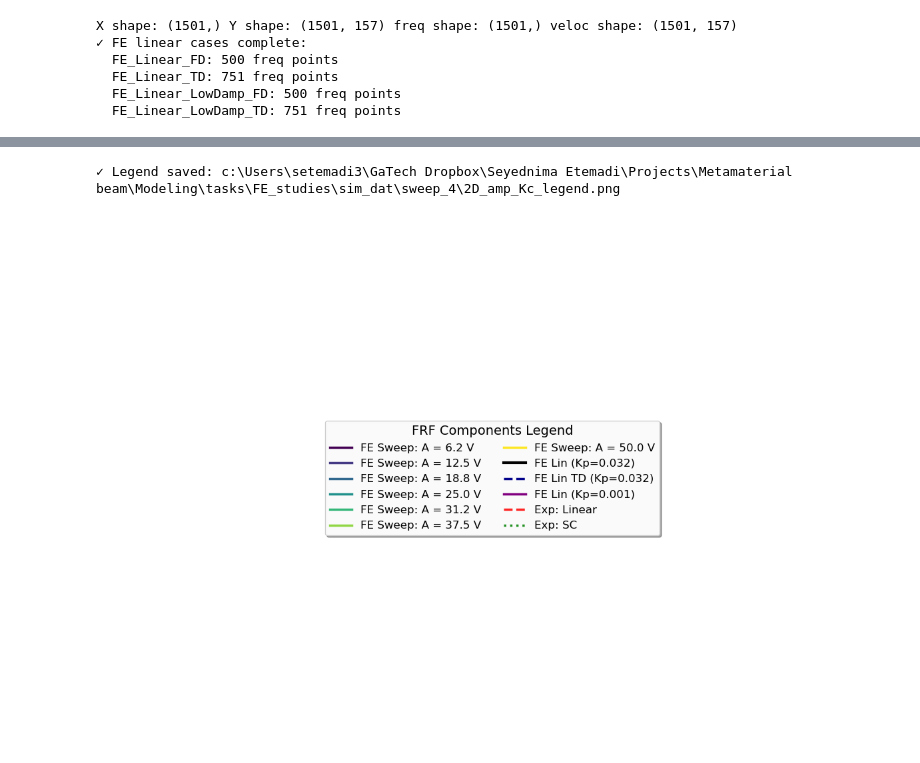
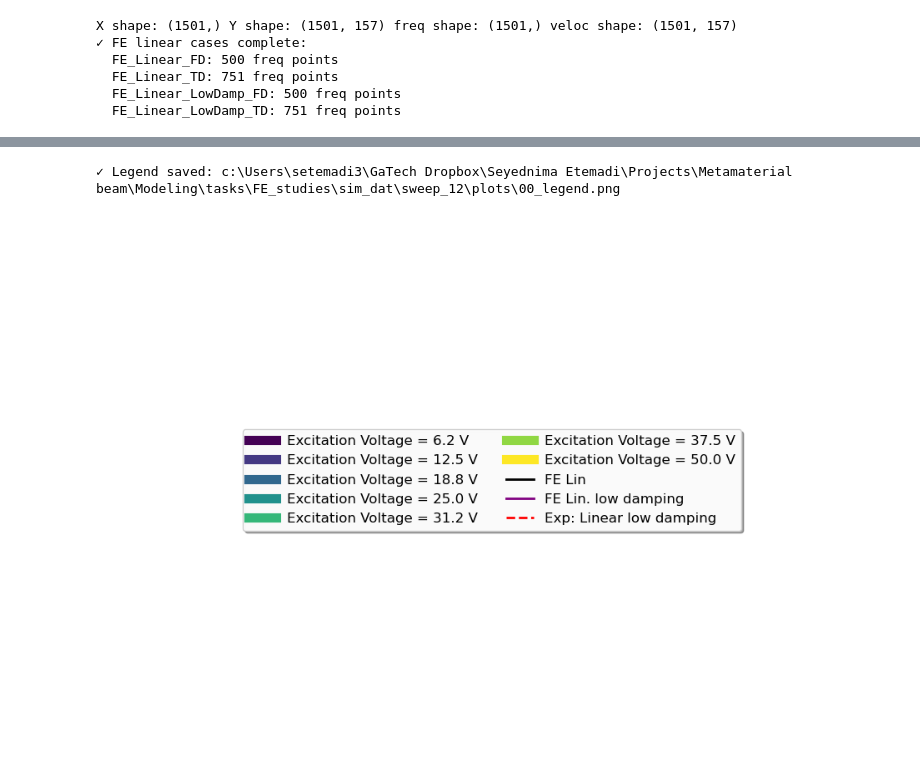
Before and after one commit to nimaet/Modeling, a Jupyter notebook: tasks/FE_studies/Plot_2D_sweep_amp_Kc.ipynb, the cells around one changed output, grey strips where cells are left out. Saved outputs shown, nothing was run; the diff lists cells and outputs as text; code cells hidden in the pictures.

```diff
--- a/tasks/FE_studies/Plot_2D_sweep_amp_Kc.ipynb
+++ b/tasks/FE_studies/Plot_2D_sweep_amp_Kc.ipynb
@@ -181,7 +183,7 @@ print("Running FE linear cases...\n")
 K_i_lin = 1800
 K_c_lin = 0
 R_c_lin = 1e3
-K_p_norm = 0.03
+K_p_norm = 0.015
 
 fe_lin = FE_module.PiezoBeamFE(params_fe_lin)
 
@@ -206,7 +208,7 @@ fe_cases = {
         "color": "black",
         "style": "-",
         "linewidth": 3,
-        "label": f"FE Lin (Kp=0.032)"
+        "label": f"FE Lin "
     }
 }
 
@@ -252,7 +254,7 @@ fe_cases["FE_Linear_LowDamp_FD"] = {
     "color": "purple",
     "style": "-",
     "linewidth": 2.5,
-    "label": f"FE Lin (Kp=0.001)"
+    "label": f"FE Lin. low damping"
 }
 
 out_lin_low_td = FE_helpers.solve_newmark(
@@ -326,7 +328,7 @@ for case_idx, label in enumerate(kc_labels_sorted):
         if freq is not None and curve is not None:
             curve = np.asarray(curve).squeeze()
             if len(freq) == len(curve):
-                ax.semilogy(freq, curve, color=col, linewidth=2.5,
+                ax.semilogy(freq, curve, '.', color=col, linewidth=2.5,
                            label=f"FE Sweep: A = {amp:.1f} V", zorder=3)
 
     # ===== Overlay FE Linear Cases (configurable) =====
@@ -344,9 +346,9 @@ for case_idx, label in enumerate(kc_labels_sorted):
 
     # ===== Overlay Experimental Data =====
     exp_config = {
-        "Linear": {"color": "red", "style": "--"},
-        # "OC": {"color": "blue", "style": "-."},
-        "SC": {"color": "green", "style": ":"},
+        "Linear low damping": {"color": "red", "style": "--"},
+        # "Linear": {"color": "blue", "style": "-."},
+        # "SC": {"color": "green", "style": ":"},
         # "SC2": {"color": "orange", "style": "--"}
     }
 
@@ -389,16 +391,16 @@ for case_idx, label in enumerate(kc_labels_sorted):
     # ===== Labels & Formatting =====
     if "kc_vec" in block and block["kc_vec"] is not None:
         kc_vec = np.asarray(block["kc_vec"])
-        title = f"{label}: K_c = [{kc_vec[0]:.2e}, {kc_vec[1]:.2e}, ...]"
+        title = f"{label}: Kc = {kc_vec[0]:.2e}, Kp = {K_p_norm}"
     else:
         title = label
 
     ax.set_title(title, fontsize=13, fontweight='bold')
-    ax.set_ylabel("Velocity / Voltage FRF [m/(V·s)]", fontsize=11)
+    ax.set_ylabel("Velocity / Voltage FRF [m/s/V]", fontsize=11)
     ax.set_xlabel("Frequency [Hz]", fontsize=12)
     ax.grid(True, alpha=0.3)
     ax.set_xlim([1300, 3000])
-    ax.set_ylim([2e-5, 8e-4])
+    ax.set_ylim([1e-5, 8e-4])
 
     plt.tight_layout()
 
@@ -429,8 +427,7 @@ Output folder: c:\Users\setemadi3\GaTech Dropbox\Seyednima Etemadi\Projects\Meta
 Display legend as a separate figure for clarity.
 """
 
-# Create a temporary plot to extract all legend entries
-fig_temp, ax_temp = plt.subplots(1, 1, figsize=(10, 6))
+from matplotlib.lines import Line2D
 
 block = results_by_kc[kc_labels_sorted[0]]
 amps = block["amps"]
@@ -441,60 +438,64 @@ freq_list = data_block.get("freq", [])
 cmap = plt.cm.viridis
 colors = cmap(np.linspace(0, 1, len(amps)))
 
+# # Plot experimental
+# exp_config = {
+#     "Linear low damping": {"color": "red", "style": "--"},
+#     "Linear ": {"color": "red", "style": "--"}
+#     # "SC": {"color": "green", "style": ":"},
+
+# }
+
+# Build thick legend handles manually
+legend_handles = []
+legend_labels = []
+
 for amp, col in zip(amps, colors):
-    ax_temp.semilogy([1], [1], color=col, linewidth=2.5,
-                     label=f"FE Sweep: A = {amp:.1f} V")
+    legend_handles.append(Line2D([0], [0], color=col, lw=8))
+    legend_labels.append(f"Excitation Voltage = {amp:.1f} V")
 
-# Plot FE linear cases
 for fe_case_name, enabled in fe_config.items():
     if not enabled or fe_case_name not in fe_cases:
         continue
     case = fe_cases[fe_case_name]
-    ax_temp.semilogy([1], [1], color=case["color"], linestyle=case["style"],
-                     linewidth=case["linewidth"], label=case["label"])
-
-# Plot experimental
-exp_config = {
-    "Linear": {"color": "red", "style": "--"},
-    "SC": {"color": "green", "style": ":"},
-}
+    legend_handles.append(
+        Line2D([0], [0], color=case["color"], lw=2, linestyle=case["style"])
+    )
+    legend_labels.append(case["label"])
 
 for exp_name, config in exp_config.items():
-    ax_temp.semilogy([1], [1], linestyle=config["style"],
-                     color=config["color"], linewidth=2.5,
-                     label=f"Exp: {exp_name}", alpha=0.85)
-
-# Extract legend
-handles, labels = ax_temp.get_legend_handles_labels()
-plt.close(fig_temp)
+    legend_handles.append(
+        Line2D([0], [0], color=config["color"], lw=2, linestyle=config["style"])
+    )
+    legend_labels.append(f"Exp: {exp_name}")
 
 # Create a dedicated legend figure
 fig_legend = plt.figure(figsize=(12, 8))
 ax_legend = fig_legend.add_subplot(111)
-ax_legend.axis('off')
+ax_legend.axis("off")
 
 # Create legend with custom layout
 legend = ax_legend.legend(
-    handles, labels,
-    loc='center',
+    legend_handles, legend_labels,
+    loc="center",
     fontsize=12,
     frameon=True,
     fancybox=True,
     shadow=True,
     ncol=2,  # 2 columns for better organization
-    title="FRF Components Legend",
+    # title="FRF Components Legend",
     title_fontsize=14
 )
-legend.get_frame().set_facecolor('white')
+legend.get_frame().set_facecolor("white")
 legend.get_frame().set_alpha(0.95)
 
-plt.tight_layout()
+# plt.tight_layout()
 
 # ===== Save legend figure =====
 legend_path = plots_dir / "00_legend.png"
 plt.savefig(legend_path, dpi=300, bbox_inches="tight")
 print(f"✓ Legend saved: {legend_path}")
 plt.show()
 # %% [output]
-✓ Legend saved: c:\Users\setemadi3\GaTech Dropbox\Seyednima Etemadi\Projects\Metamaterial beam\Modeling\tasks\FE_studies\sim_dat\sweep_4\2D_amp_Kc_legend.png
+✓ Legend saved: c:\Users\setemadi3\GaTech Dropbox\Seyednima Etemadi\Projects\Metamaterial beam\Modeling\tasks\FE_studies\sim_dat\sweep_12\plots\00_legend.png
-[figure, old version]
+[figure, new version]
```
Also changed, not shown: parts of 9 cells of this notebook, 2 other files.
